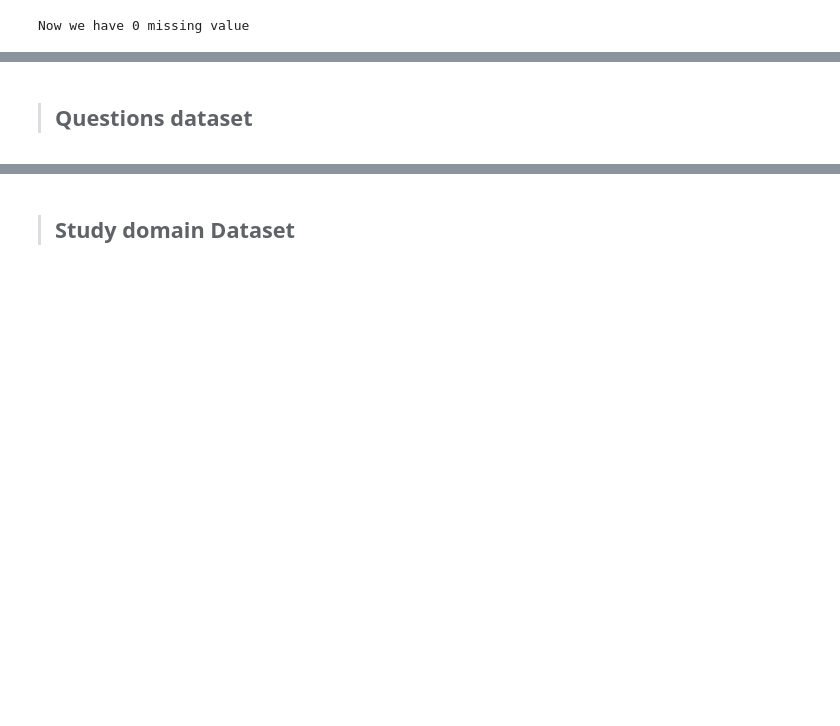
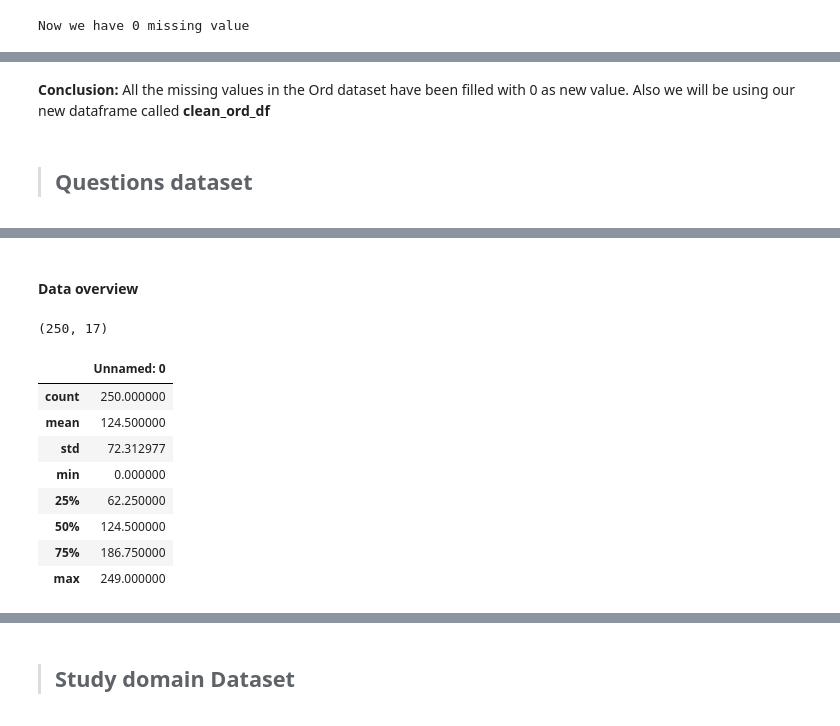
Before and after one commit to kesnel/Project-Data-Processing, a Jupyter notebook: data.ipynb, the cells around one changed output, grey strips where cells are left out. Drawn from its saved outputs; the diff is of its cells as text; code cells hidden in the pictures; blank space fills up the shorter version.

```diff
--- a/data.ipynb
+++ b/data.ipynb
@@ -320,3 +328,6 @@ Now we have 0 missing value
+# %% [markdown]
+**Conclusion:** All the missing values in the Ord dataset have been filled with 0 as new value.
+Also we will be using our new dataframe called **clean_ord_df**
 # %% [markdown]
 >## Questions dataset
 # %%
@@ -327,3 +338,21 @@ quest_df.head(3)
 | 0 | 0 | male | 25/08/1998 | ht0111 | 2021-02-14T23:03:52.768400Z | 2021-02-14T23:03:52.768462Z | NaN | unknown | ... |
 | 1 | 1 | female | 29/09/1996 | ht0111 | 2021-02-16T16:01:10.861844Z | 2021-02-16T16:01:10.861899Z | ht01 | Bachelors (bacc +4) | ... |
 | 2 | 2 | male | 17/05/1996 | ht0111 | 2021-02-16T16:56:30.579504Z | 2021-02-16T16:56:30.579563Z | ht01 | Bachelors (bacc +4) | ... |
+# %% [markdown]
+#### Data overview
+# %%
+quest_df.shape
+# %% [output]
+(250, 17)
+# %%
+quest_df.describe()
+# %% [output]
+|  | Unnamed: 0 |
+| count | 250.000000 |
+| mean | 124.500000 |
+| std | 72.312977 |
+| min | 0.000000 |
+| 25% | 62.250000 |
+| 50% | 124.500000 |
+| 75% | 186.750000 |
+| max | 249.000000 |
```
Also changed, not shown: parts of 16 cells of this notebook.
